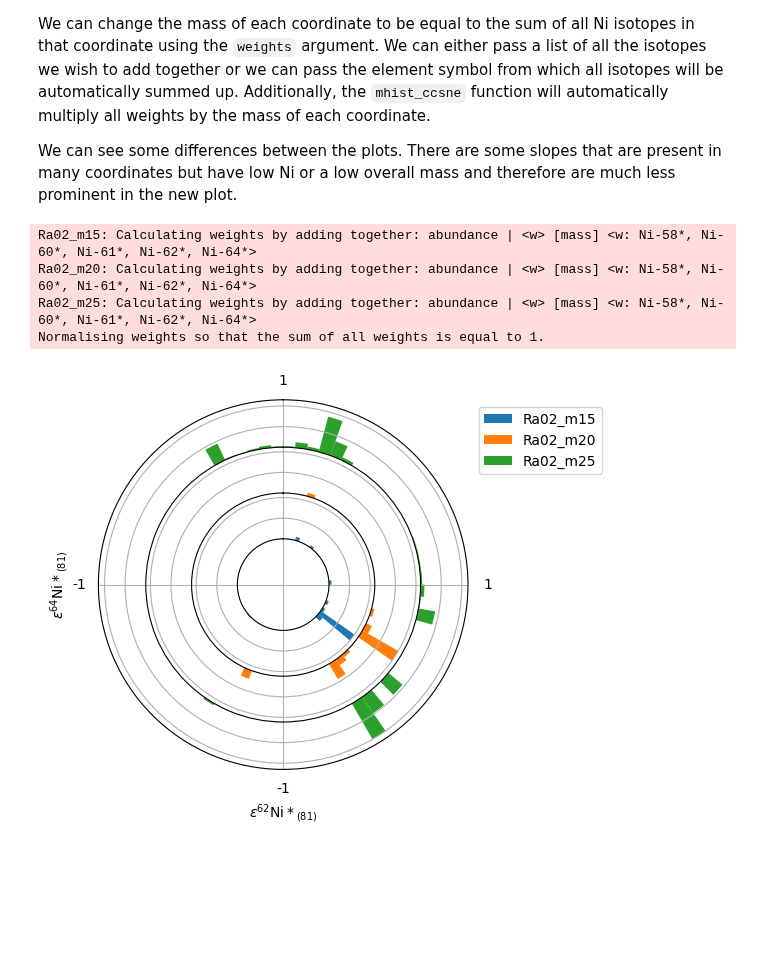
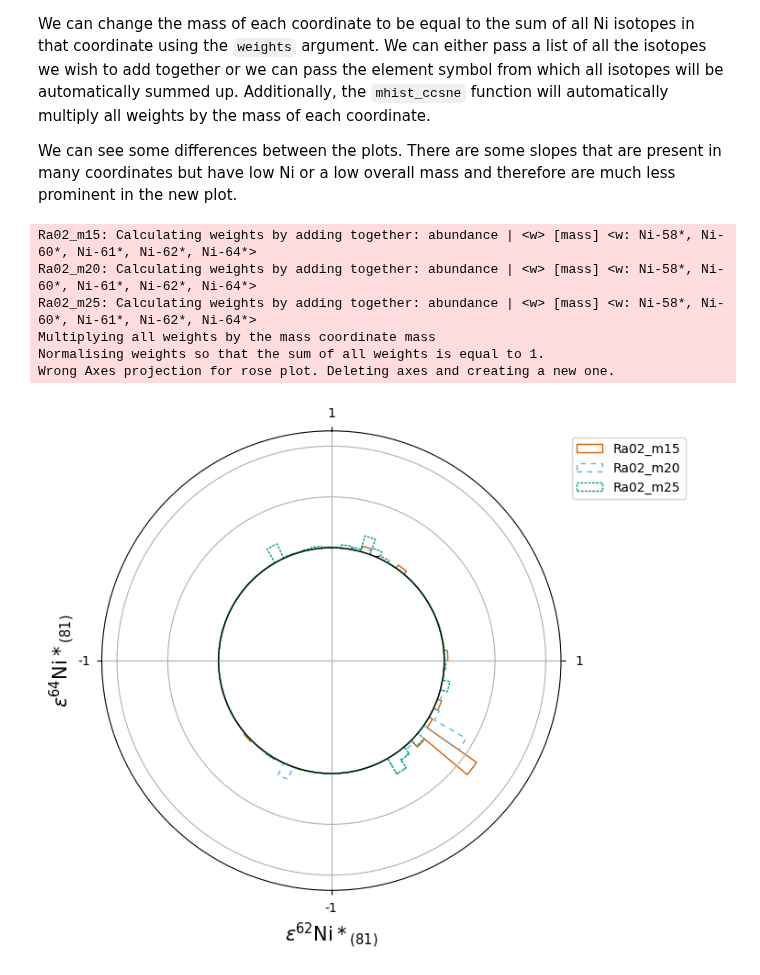
Before and after one commit to mattias-ek/SIMPLE, a Jupyter notebook: notebooks/ccsne_tutorial2.ipynb, the cells around one changed output. Drawn from its saved outputs; the diff is of its cells as text; code cells hidden in the pictures; blank space fills up the shorter version.

```diff
--- a/notebooks/ccsne_tutorial2.ipynb
+++ b/notebooks/ccsne_tutorial2.ipynb
@@ -218,11 +224,13 @@ We can change the mass of each coordinate to be equal to the sum of all Ni isoto
 
 We can see some differences between the plots. There are some slopes that are present in many coordinates but have low Ni or a low overall mass and therefore are much less prominent in the new plot.
 # %%
-simple.rose_hist.intnorm(models, 'Ni-62*', 'Ni-64*', weights='Ni*',
+simple.hist_ccsne.intnorm(models, 'Ni-62*', 'Ni-64*', weights='Ni*',
                             where='.dataset == Ra02', legend=True);
 # %% [output]
 Ra02_m15: Calculating weights by adding together: abundance | <w> [mass] <w: Ni-58*, Ni-60*, Ni-61*, Ni-62*, Ni-64*>
 Ra02_m20: Calculating weights by adding together: abundance | <w> [mass] <w: Ni-58*, Ni-60*, Ni-61*, Ni-62*, Ni-64*>
 Ra02_m25: Calculating weights by adding together: abundance | <w> [mass] <w: Ni-58*, Ni-60*, Ni-61*, Ni-62*, Ni-64*>
+Multiplying all weights by the mass coordinate mass
 Normalising weights so that the sum of all weights is equal to 1.
+Wrong Axes projection for rose plot. Deleting axes and creating a new one.
-[figure, old version]
+[figure, new version]
```
Also changed, not shown: parts of 12 cells of this notebook, 2 other files.
